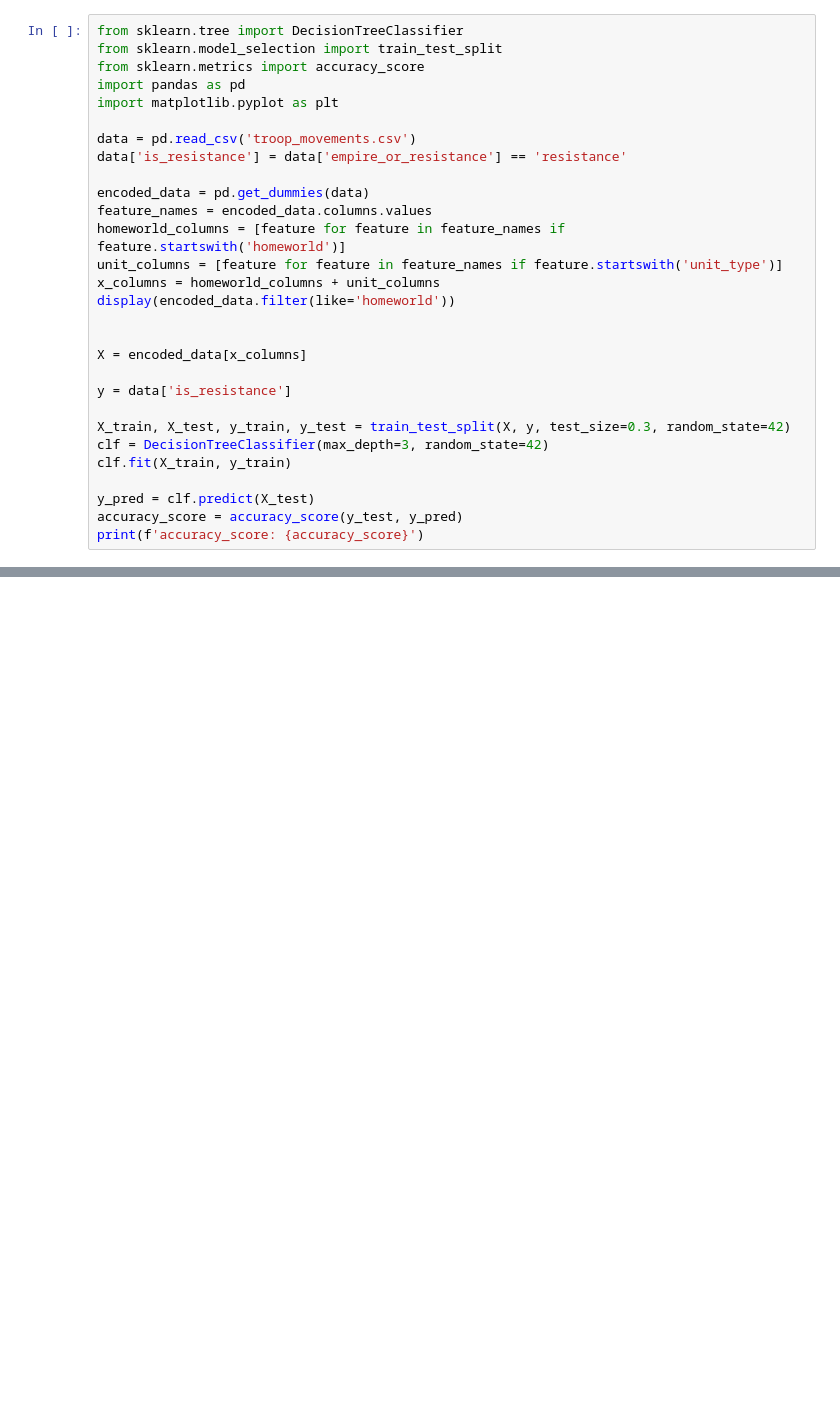
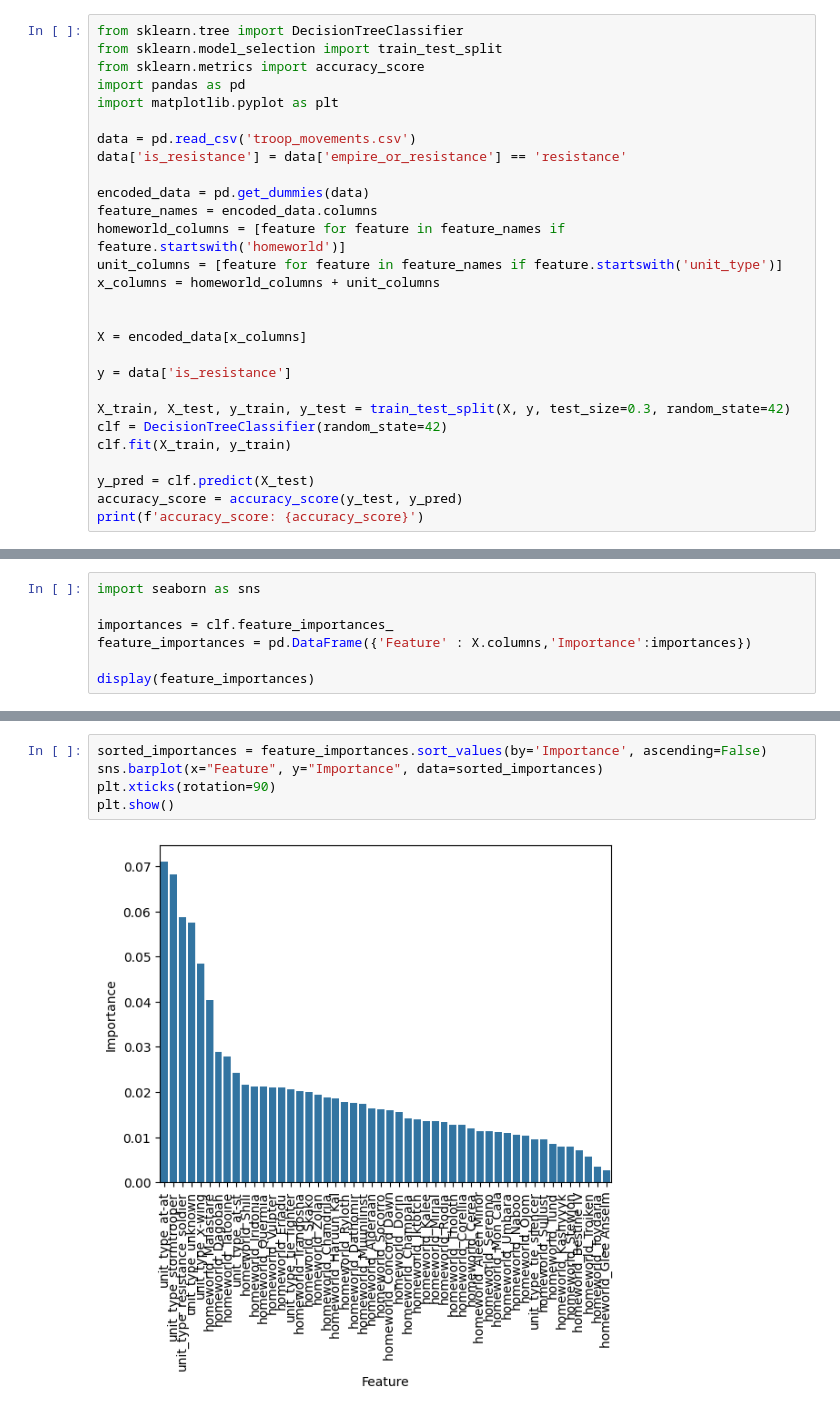
Before and after one commit to wbartholomay/edp-project-3, a Jupyter notebook: model.ipynb, the cells around one changed output, grey strips where cells are left out. Saved outputs shown, nothing was run; the diff lists cells and outputs as text; blank space fills up the shorter version.

Commit message:
graphing done

```diff
--- a/model.ipynb
+++ b/model.ipynb
@@ -9,11 +9,10 @@ data = pd.read_csv('troop_movements.csv')
 data['is_resistance'] = data['empire_or_resistance'] == 'resistance'
 
 encoded_data = pd.get_dummies(data)
-feature_names = encoded_data.columns.values
+feature_names = encoded_data.columns
 homeworld_columns = [feature for feature in feature_names if feature.startswith('homeworld')]
 unit_columns = [feature for feature in feature_names if feature.startswith('unit_type')]
 x_columns = homeworld_columns + unit_columns
-display(encoded_data.filter(like='homeworld'))
 
 
 X = encoded_data[x_columns]
@@ -21,7 +20,7 @@ X = encoded_data[x_columns]
 y = data['is_resistance']
 
 X_train, X_test, y_train, y_test = train_test_split(X, y, test_size=0.3, random_state=42)
-clf = DecisionTreeClassifier(max_depth=3, random_state=42)
+clf = DecisionTreeClassifier(random_state=42)
 clf.fit(X_train, y_train)
 
 y_pred = clf.predict(X_test)
@@ -44,0 +31,7 @@ accuracy_score: 0.48
+# %%
+import seaborn as sns
+
+importances = clf.feature_importances_
+feature_importances = pd.DataFrame({'Feature' : X.columns,'Importance':importances})
+
+display(feature_importances)
@@ -44,0 +56,7 @@ accuracy_score: 0.48
+# %%
+sorted_importances = feature_importances.sort_values(by='Importance', ascending=False)
+sns.barplot(x="Feature", y="Importance", data=sorted_importances)
+plt.xticks(rotation=90)
+plt.show()
+# %% [output]
+[figure, added]
```
Also changed, not shown: parts of 2 cells of this notebook.
